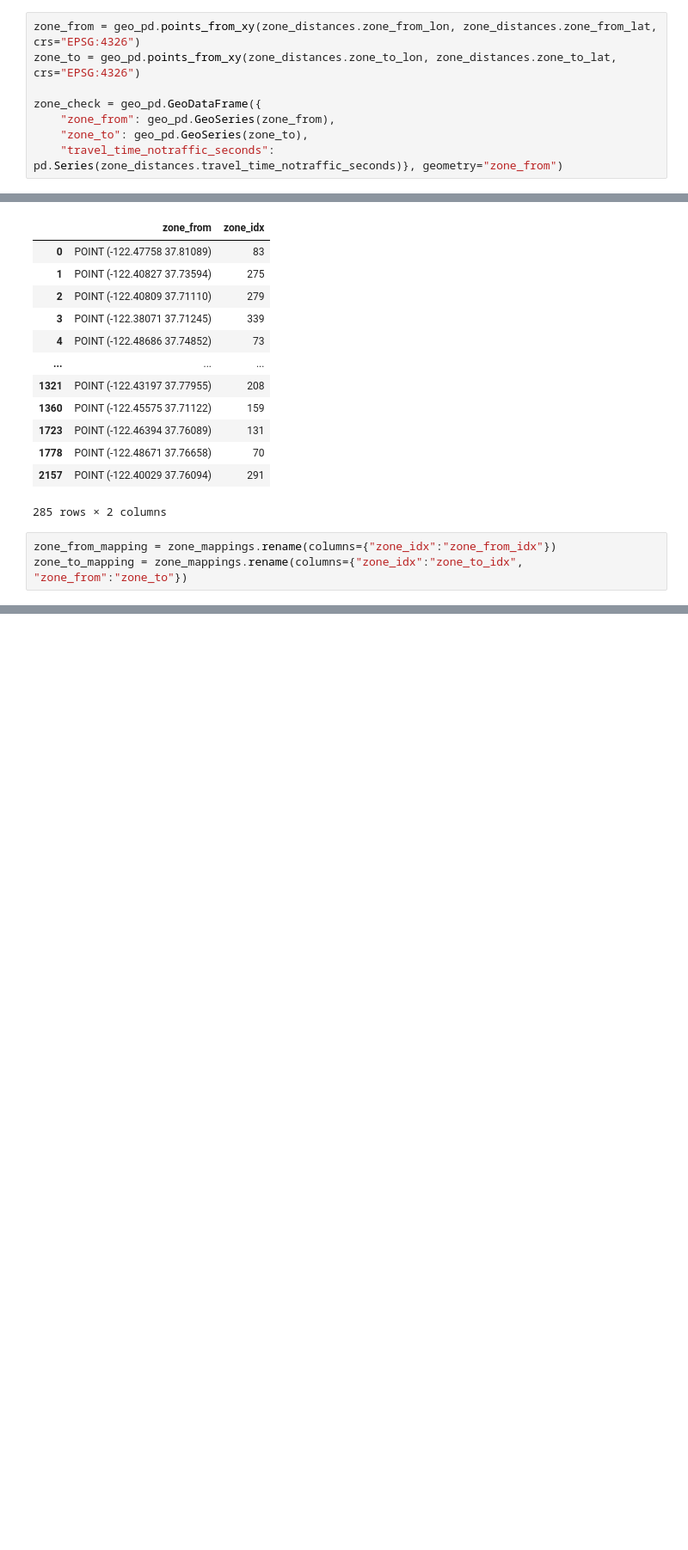
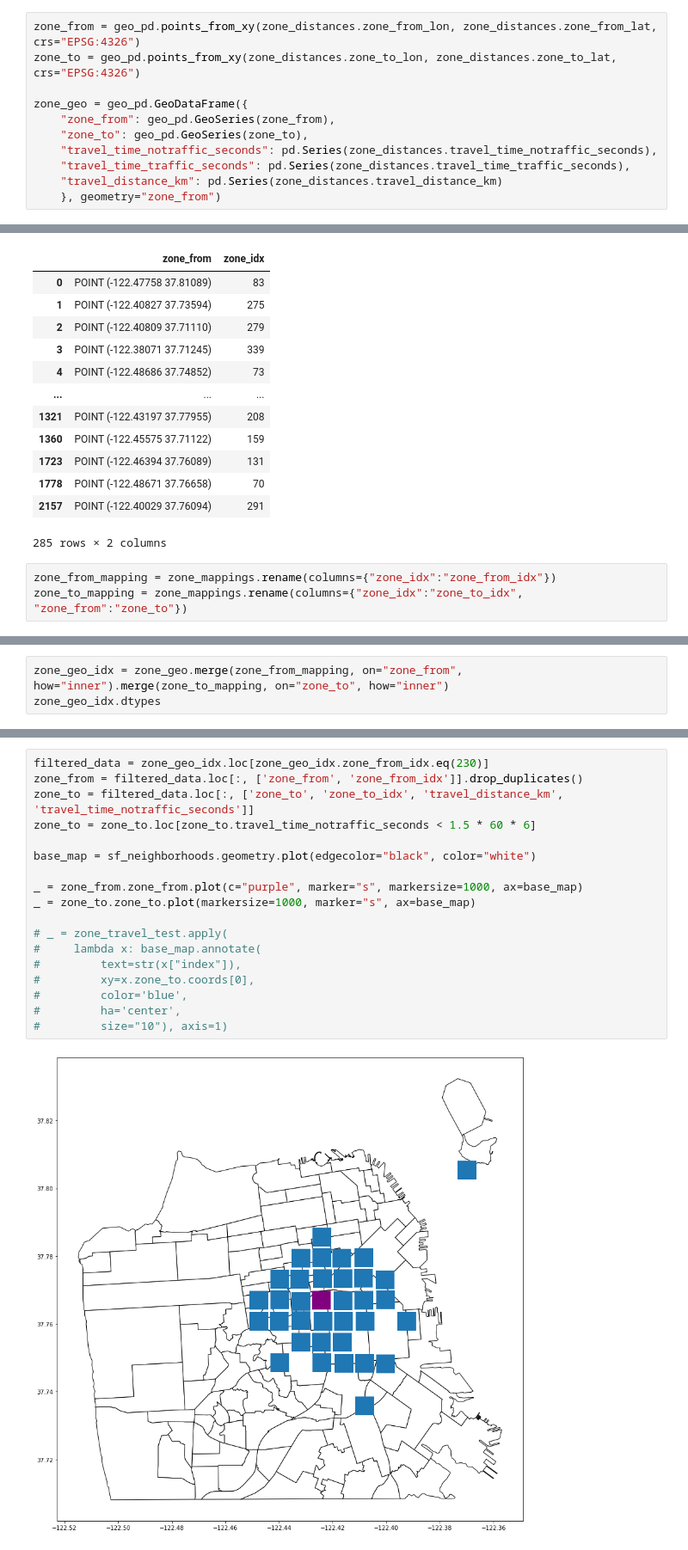
Before and after one commit to mjgood4/firstrespondersites, a Jupyter notebook: research/eda/manderson334/notebooks/BingMapsDistances.ipynb, the cells around one changed output, grey strips where cells are left out. Shown at 86% size. Saved outputs shown, nothing was run; the diff lists cells and outputs as text; blank space fills up the shorter version.

```diff
--- a/research/eda/manderson334/notebooks/BingMapsDistances.ipynb
+++ b/research/eda/manderson334/notebooks/BingMapsDistances.ipynb
@@ -30,8 +30,11 @@ zone_distances.head()
 zone_from = geo_pd.points_from_xy(zone_distances.zone_from_lon, zone_distances.zone_from_lat, crs="EPSG:4326")
 zone_to = geo_pd.points_from_xy(zone_distances.zone_to_lon, zone_distances.zone_to_lat, crs="EPSG:4326")
 
-zone_check = geo_pd.GeoDataFrame({
+zone_geo = geo_pd.GeoDataFrame({
     "zone_from": geo_pd.GeoSeries(zone_from),
     "zone_to": geo_pd.GeoSeries(zone_to),
-    "travel_time_notraffic_seconds": pd.Series(zone_distances.travel_time_notraffic_seconds)}, geometry="zone_from")
+    "travel_time_notraffic_seconds": pd.Series(zone_distances.travel_time_notraffic_seconds),
+    "travel_time_traffic_seconds": pd.Series(zone_distances.travel_time_traffic_seconds),
+    "travel_distance_km": pd.Series(zone_distances.travel_distance_km)
+    }, geometry="zone_from")
 # %%
@@ -144,0 +145,3 @@ Type:      function
+# %%
+zone_geo_idx = zone_geo.merge(zone_from_mapping, on="zone_from", how="inner").merge(zone_to_mapping, on="zone_to", how="inner")
+zone_geo_idx.dtypes
@@ -144,0 +157,20 @@ Type:      function
+# %%
+filtered_data = zone_geo_idx.loc[zone_geo_idx.zone_from_idx.eq(230)]
+zone_from = filtered_data.loc[:, ['zone_from', 'zone_from_idx']].drop_duplicates()
+zone_to = filtered_data.loc[:, ['zone_to', 'zone_to_idx', 'travel_distance_km', 'travel_time_notraffic_seconds']]
+zone_to = zone_to.loc[zone_to.travel_time_notraffic_seconds < 1.5 * 60 * 6]
+
+base_map = sf_neighborhoods.geometry.plot(edgecolor="black", color="white")
+
+_ = zone_from.zone_from.plot(c="purple", marker="s", markersize=1000, ax=base_map)
+_ = zone_to.zone_to.plot(markersize=1000, marker="s", ax=base_map)
+
+# _ = zone_travel_test.apply(
+#     lambda x: base_map.annotate(
+#         text=str(x["index"]),
+#         xy=x.zone_to.coords[0],
+#         color='blue',
+#         ha='center',
+#         size="10"), axis=1)
+# %% [output]
+[figure, added]
```
Also changed, not shown: parts of 5 cells of this notebook, 2 other files.
